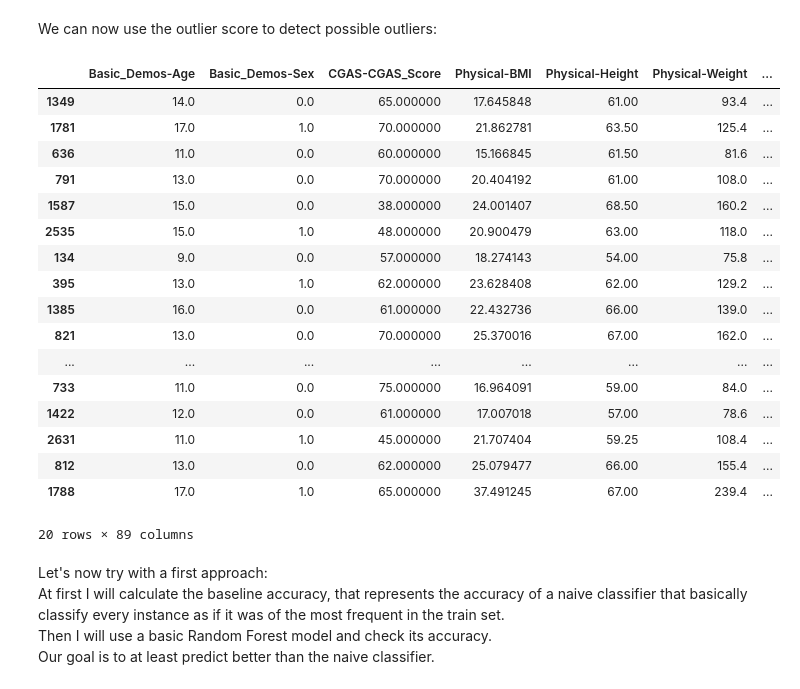
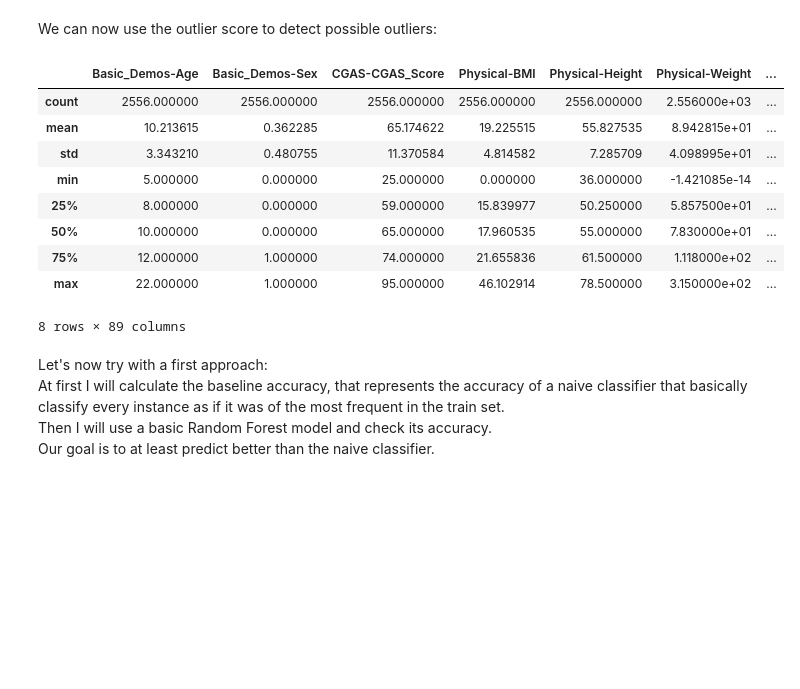
Before and after one commit to Pizz0x/Child-Mind, a Jupyter notebook: 1_DataCleaning.ipynb, the cells around one changed output. Drawn from its saved outputs; the diff is of its cells as text; code cells hidden in the pictures; blank space fills up the shorter version.

```diff
--- a/1_DataCleaning.ipynb
+++ b/1_DataCleaning.ipynb
@@ -339,28 +353,21 @@ out = (pair_wise_sim**2).sum(axis=0)**-1 # outlier score
 # %% [markdown]
 We can now use the outlier score to detect possible outliers:
 # %%
-new_X['out'] = out
-outliers = new_X.sort_values(by='out', ascending=False).head(20)
-outliers
+# new_X['out'] = out
+# outliers = new_X.sort_values(by='out', ascending=False).head(20)
+# outliers.iloc[0]
+new_X.describe()
 # %% [output]
 |  | Basic_Demos-Age | Basic_Demos-Sex | CGAS-CGAS_Score | Physical-BMI | Physical-Height | Physical-Weight | ... |
-| 1349 | 14.0 | 0.0 | 65.000000 | 17.645848 | 61.00 | 93.4 | ... |
-| 1781 | 17.0 | 1.0 | 70.000000 | 21.862781 | 63.50 | 125.4 | ... |
-| 636 | 11.0 | 0.0 | 60.000000 | 15.166845 | 61.50 | 81.6 | ... |
-| 791 | 13.0 | 0.0 | 70.000000 | 20.404192 | 61.00 | 108.0 | ... |
-| 1587 | 15.0 | 0.0 | 38.000000 | 24.001407 | 68.50 | 160.2 | ... |
-| 2535 | 15.0 | 1.0 | 48.000000 | 20.900479 | 63.00 | 118.0 | ... |
-| 134 | 9.0 | 0.0 | 57.000000 | 18.274143 | 54.00 | 75.8 | ... |
-| 395 | 13.0 | 1.0 | 62.000000 | 23.628408 | 62.00 | 129.2 | ... |
-| 1385 | 16.0 | 0.0 | 61.000000 | 22.432736 | 66.00 | 139.0 | ... |
-| 821 | 13.0 | 0.0 | 70.000000 | 25.370016 | 67.00 | 162.0 | ... |
-| ... | ... | ... | ... | ... | ... | ... | ... |
-| 733 | 11.0 | 0.0 | 75.000000 | 16.964091 | 59.00 | 84.0 | ... |
-| 1422 | 12.0 | 0.0 | 61.000000 | 17.007018 | 57.00 | 78.6 | ... |
-| 2631 | 11.0 | 1.0 | 45.000000 | 21.707404 | 59.25 | 108.4 | ... |
-| 812 | 13.0 | 0.0 | 62.000000 | 25.079477 | 66.00 | 155.4 | ... |
-| 1788 | 17.0 | 1.0 | 65.000000 | 37.491245 | 67.00 | 239.4 | ... |
+| count | 2556.000000 | 2556.000000 | 2556.000000 | 2556.000000 | 2556.000000 | 2.556000e+03 | ... |
+| mean | 10.213615 | 0.362285 | 65.174622 | 19.225515 | 55.827535 | 8.942815e+01 | ... |
+| std | 3.343210 | 0.480755 | 11.370584 | 4.814582 | 7.285709 | 4.098995e+01 | ... |
+| min | 5.000000 | 0.000000 | 25.000000 | 0.000000 | 36.000000 | -1.421085e-14 | ... |
+| 25% | 8.000000 | 0.000000 | 59.000000 | 15.839977 | 50.250000 | 5.857500e+01 | ... |
+| 50% | 10.000000 | 0.000000 | 65.000000 | 17.960535 | 55.000000 | 7.830000e+01 | ... |
+| 75% | 12.000000 | 1.000000 | 74.000000 | 21.655836 | 61.500000 | 1.118000e+02 | ... |
+| max | 22.000000 | 1.000000 | 95.000000 | 46.102914 | 78.500000 | 3.150000e+02 | ... |
-20 rows × 89 columns
+8 rows × 89 columns
 # %% [markdown]
 Let's now try with a first approach: <br>
 At first I will calculate the baseline accuracy, that represents the accuracy of a naive classifier that basically classify every instance as if it was of the most frequent in the train set. <br>
```
Also changed, not shown: parts of 4 cells of this notebook.
